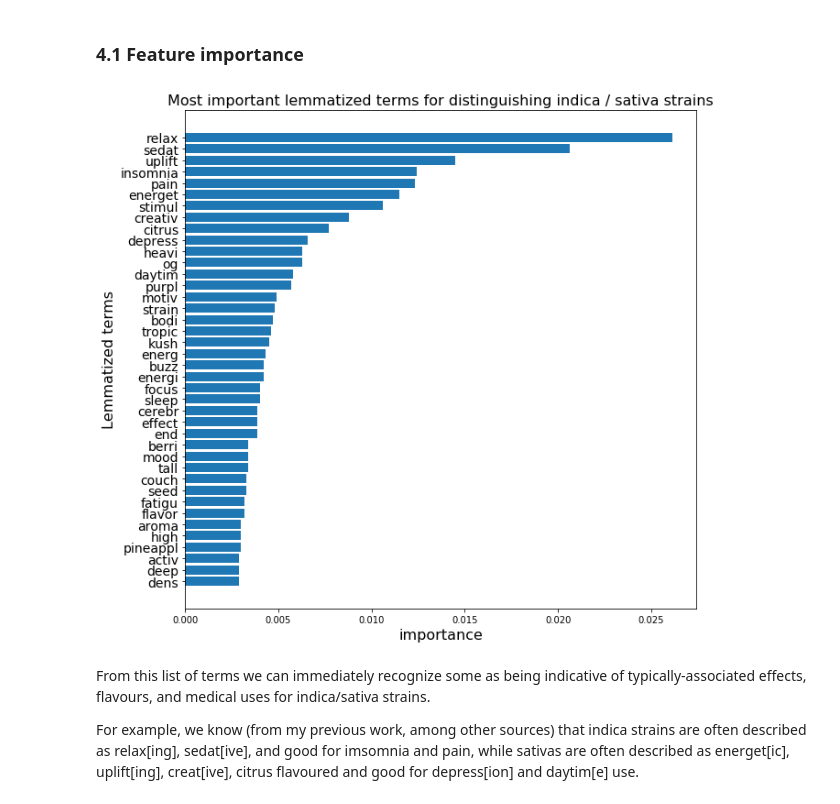
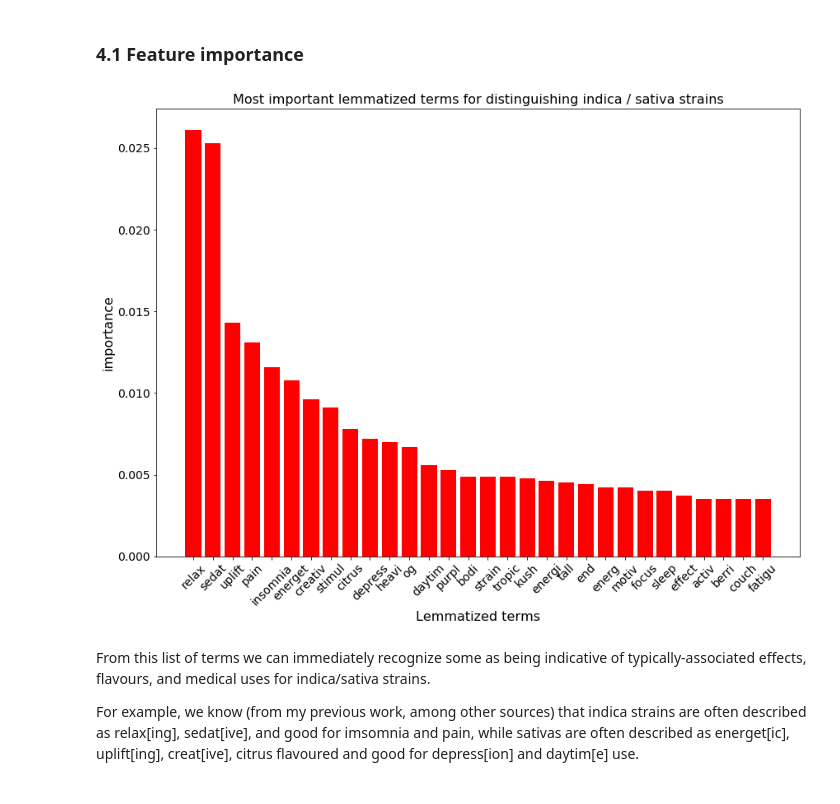
Before and after one commit to abgrss/Cannabis-NLP, a Jupyter notebook: Cannabis NLP-based strain prediction.ipynb, the cells around one changed output. Drawn from its saved outputs; the diff is of its cells as text; code cells hidden in the pictures.

```diff
--- a/Cannabis NLP-based strain prediction.ipynb
+++ b/Cannabis NLP-based strain prediction.ipynb
@@ -292,13 +270,13 @@ def DT_iterate(X, y, max_depth, class_names):
 # %%
 # DISPLAY CONFUSION MATRIX FOR ALL DEPTHS, PLOT WITH SEABORN HEATMAP
 
-def display_cf_matrix(confusion_matrices, i):
+def display_cf_matrix(confusion_matrices, i, min_depth=0):
 
     # DISPLAY CONFUSION MATRIX
     fontsize = 12
     plt.figure(figsize=(6,4))
     ax = sns.heatmap(confusion_matrices[i], annot=True)
-    ax.set_title(f"Confusion matrix for depth {i+1}", fontsize=fontsize+4)
+    ax.set_title(f"Confusion matrix for depth {min_depth+i+1}", fontsize=fontsize+4)
     ax.yaxis.set_ticklabels(class_names, fontsize=fontsize)
     ax.xaxis.set_ticklabels(class_names, fontsize=fontsize)
     plt.show()
@@ -523,5 +501,5 @@ Let's now look at our confusion matrices.
 # %%
 # Confusion Matrix
 for i in range(0, max_depth-min_depth+1):
-    display_cf_matrix(RF_confusion_matrices, i)
+    display_cf_matrix(RF_confusion_matrices, i, min_depth=min_depth-1)
 # %% [output]
@@ -562,5 +540,5 @@ The accuracy stores start around 78.3 and seem to waver only very slightly. Let'
 ### Confusion Matrix
 # %%
 for i in range(0, max_depth):
-    display_cf_matrix(RF_confusion_matrices, i)
+    display_cf_matrix(RF_confusion_matrices, i, min_depth)
 # %% [output]
@@ -604,0 +583,4 @@ The test scores average 79.3%. Not as good as what we achieved for fewer trees a
+# %%
+# Confusion Matrix
+for i in range(0, max_depth-min_depth+1):
+    display_cf_matrix(RF_confusion_matrices, i, min_depth=min_depth-1)
@@ -699,23 +687,23 @@ importances = list(RF_model.feature_importances_)
 feature_importances = [(feature, round(importance, 4)) for feature, importance in zip(feature_list, importances)]
 feature_importances = sorted(feature_importances, key = lambda x: x[1], reverse = True) # SORT THE FEATURES
 # %%
-# VISUALIZE MOST IMPORTANT FEATURES
-top_features = 40
+# VISUALIZE TOP 20 MOST IMPORTANT FEATURES
+top_features = 30
 
 features = [feature_importances[i][0] for i in range(0,top_features)]
 importances = [feature_importances[i][1] for i in range(0,top_features)]
 
-plt.figure(figsize=(10,10))
-plt.barh(y=features, width=importances)
-plt.xlabel(xlabel="importance",fontsize=16)
-plt.ylabel(ylabel="Lemmatized terms", fontsize=16)
-plt.xticks(fontsize=10)
+plt.figure(figsize=(14,10))
+plt.bar(x=features, height=importances, color="red")
+plt.ylabel(ylabel="importance",fontsize=16)
+plt.xlabel(xlabel="Lemmatized terms", fontsize=16)
+plt.xticks(fontsize=14, rotation=45)
 plt.yticks(fontsize=14)
 plt.title("Most important lemmatized terms for distinguishing indica / sativa strains", fontsize=16)
-plt.gca().invert_yaxis()
+# plt.gca().invert_yaxis()
 plt.show()
 # %% [output]
-[figure, old version]
+[figure, new version]
 # %% [markdown]
 From this list of terms we can immediately recognize some as being indicative of typically-associated effects, flavours, and medical uses for indica/sativa strains.
 
```
Also changed, not shown: parts of 32 cells of this notebook.
